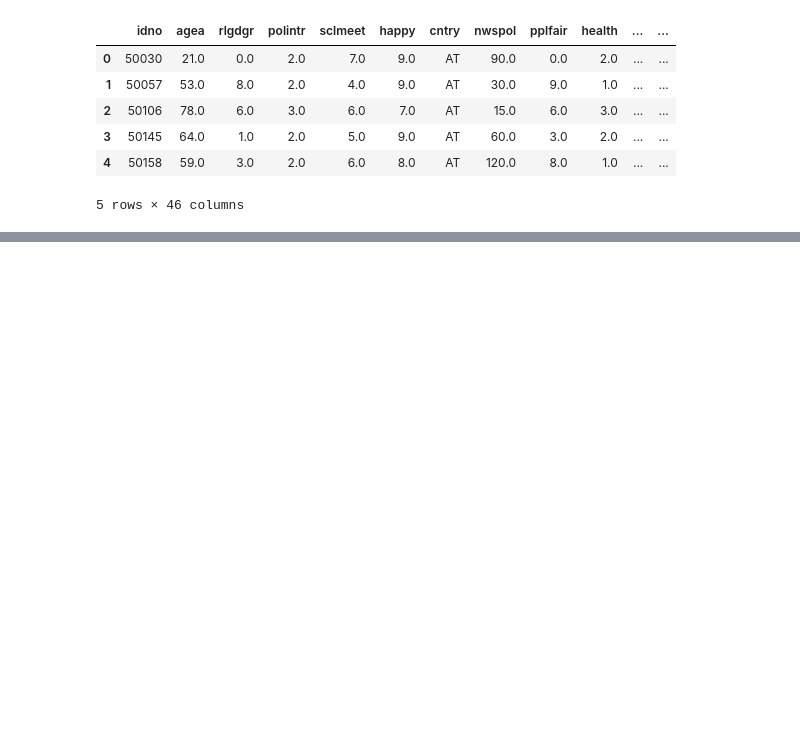
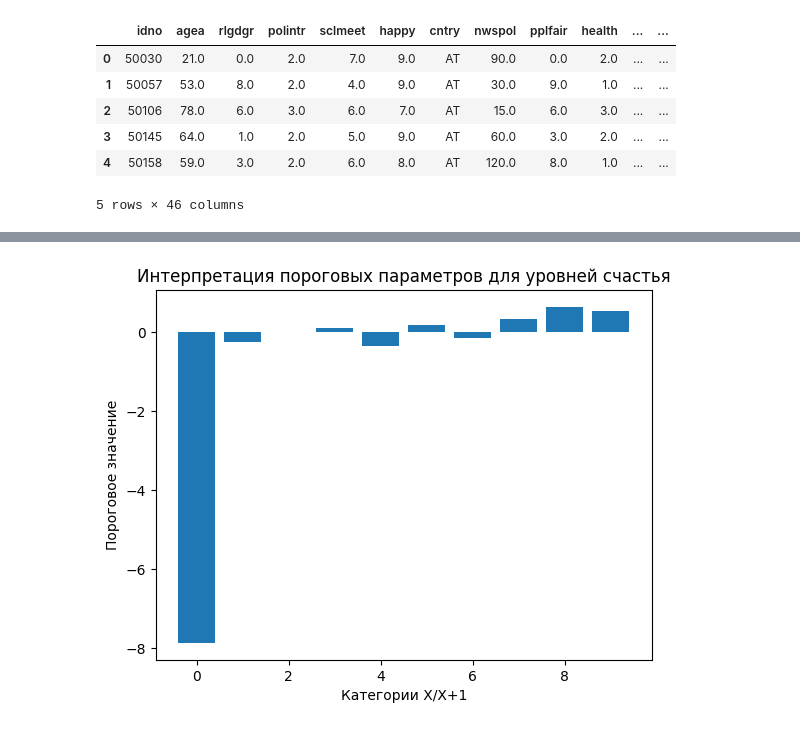
Before and after one commit to AnnaNebuko/ABD-PRJ-25-2team-HAPPINESS, a Jupyter notebook: model.ipynb, the cells around one changed output, grey strips where cells are left out. Saved outputs shown, nothing was run; the diff lists cells and outputs as text; code cells hidden in the pictures; blank space fills up the shorter version.

Commit message:
add orderedmodel

```diff
--- a/model.ipynb
+++ b/model.ipynb
@@ -194,0 +31,15 @@ print(cat_coef_df.head(15))
+# %%
+scaler = StandardScaler()
+X_scaled = scaler.fit_transform(X)
+
+X_scaled_df = pd.DataFrame(X_scaled, columns=X.columns)
+# %%
+import statsmodels.api as sm
+from statsmodels.miscmodels.ordinal_model import OrderedModel
+
+
+# Создание и обучение модели
+model = OrderedModel(y, X_scaled_df, distr='logit')
+result = model.fit(method='bfgs')
+
+print(result.summary())
@@ -194,0 +118,10 @@ print(cat_coef_df.head(15))
+# %%
+# Интерпретация пороговых параметров
+thresholds = result.params[-10:]  # Последние 10 параметров — пороги
+plt.bar(range(10), thresholds)
+plt.title('Интерпретация пороговых параметров для уровней счастья')
+plt.xlabel("Категории X/X+1")
+plt.ylabel("Пороговое значение")
+plt.show()
+# %% [output]
+[figure, added]
```
Also changed, not shown: parts of 24 cells of this notebook.
